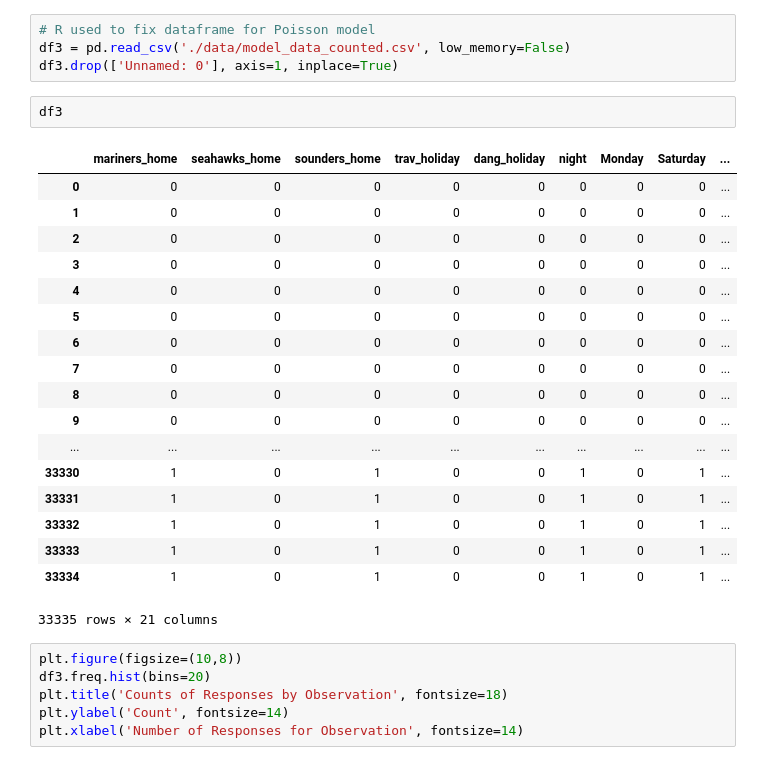
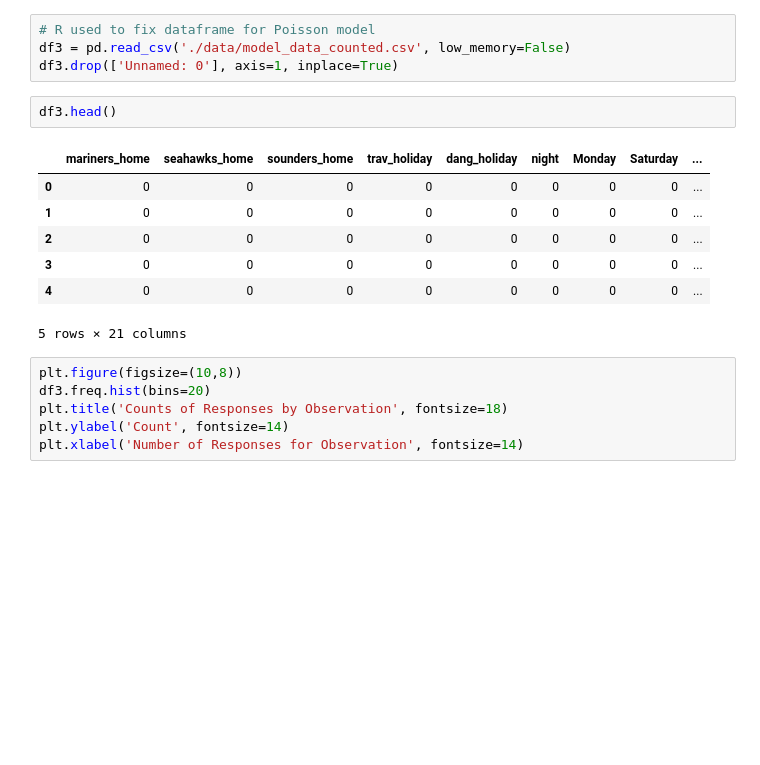
Before and after one commit to nickbuker/Rapid-Rescue, a Jupyter notebook: poisson_reg.ipynb, the cells around one changed output. Cells and saved outputs as stored; diff of their text form; blank space fills up the shorter version.

```diff
--- a/poisson_reg.ipynb
+++ b/poisson_reg.ipynb
@@ -39,26 +41,15 @@ df2.to_csv('./data/model_data.csv')
 df3 = pd.read_csv('./data/model_data_counted.csv', low_memory=False)
 df3.drop(['Unnamed: 0'], axis=1, inplace=True)
 # %%
-df3
+df3.head()
 # %% [output]
 |  | mariners_home | seahawks_home | sounders_home | trav_holiday | dang_holiday | night | Monday | Saturday | ... |
 | 0 | 0 | 0 | 0 | 0 | 0 | 0 | 0 | 0 | ... |
 | 1 | 0 | 0 | 0 | 0 | 0 | 0 | 0 | 0 | ... |
 | 2 | 0 | 0 | 0 | 0 | 0 | 0 | 0 | 0 | ... |
 | 3 | 0 | 0 | 0 | 0 | 0 | 0 | 0 | 0 | ... |
 | 4 | 0 | 0 | 0 | 0 | 0 | 0 | 0 | 0 | ... |
-| 5 | 0 | 0 | 0 | 0 | 0 | 0 | 0 | 0 | ... |
-| 6 | 0 | 0 | 0 | 0 | 0 | 0 | 0 | 0 | ... |
-| 7 | 0 | 0 | 0 | 0 | 0 | 0 | 0 | 0 | ... |
-| 8 | 0 | 0 | 0 | 0 | 0 | 0 | 0 | 0 | ... |
-| 9 | 0 | 0 | 0 | 0 | 0 | 0 | 0 | 0 | ... |
-| ... | ... | ... | ... | ... | ... | ... | ... | ... | ... |
-| 33330 | 1 | 0 | 1 | 0 | 0 | 1 | 0 | 1 | ... |
-| 33331 | 1 | 0 | 1 | 0 | 0 | 1 | 0 | 1 | ... |
-| 33332 | 1 | 0 | 1 | 0 | 0 | 1 | 0 | 1 | ... |
-| 33333 | 1 | 0 | 1 | 0 | 0 | 1 | 0 | 1 | ... |
-| 33334 | 1 | 0 | 1 | 0 | 0 | 1 | 0 | 1 | ... |
-33335 rows × 21 columns
+5 rows × 21 columns
 # %%
 plt.figure(figsize=(10,8))
 df3.freq.hist(bins=20)
```
Also changed, not shown: parts of 9 cells of this notebook.
